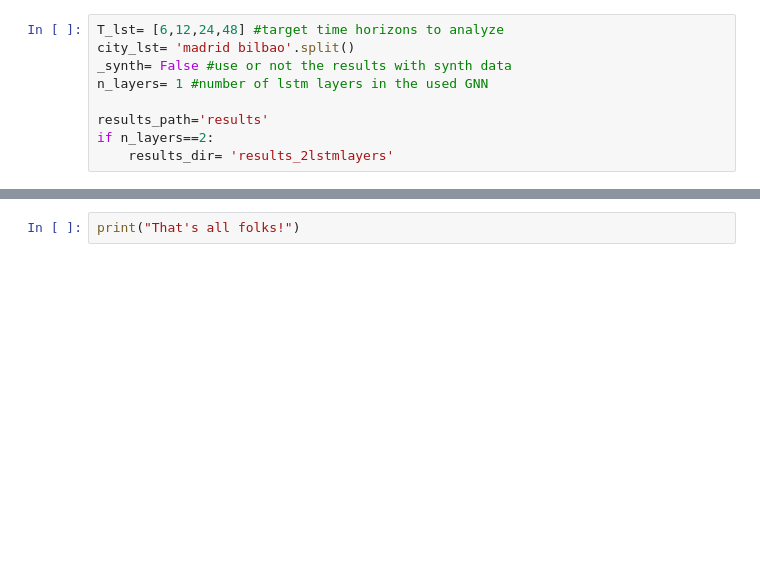
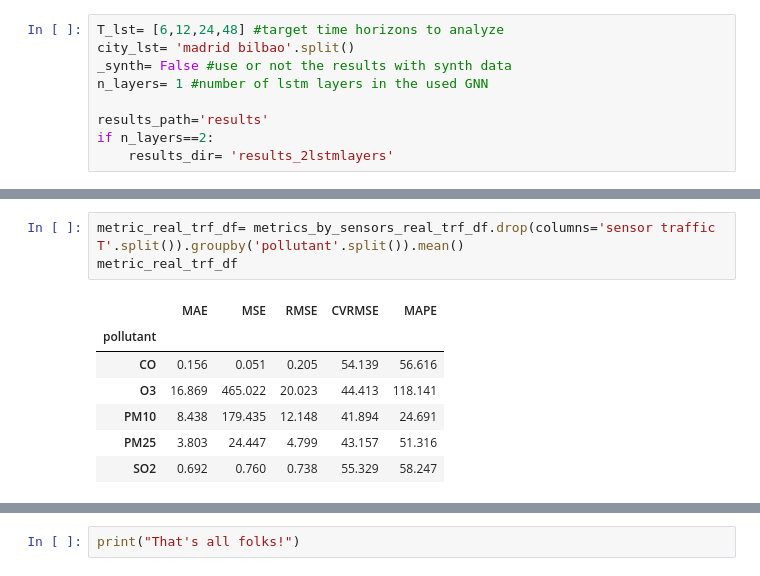
Before and after one commit to fterroso/airpollution_gnn_uca_upct, a Jupyter notebook: 05_analyze_results.ipynb, the cells around one changed output, grey strips where cells are left out. Cells and saved outputs as stored; diff of their text form; blank space fills up the shorter version.

```diff
--- a/05_analyze_results.ipynb
+++ b/05_analyze_results.ipynb
@@ -205,0 +239,11 @@ FORECASTED VS REAL PLOTS
+# %%
+metric_real_trf_df= metrics_by_sensors_real_trf_df.drop(columns='sensor traffic T'.split()).groupby('pollutant'.split()).mean()
+metric_real_trf_df
+# %% [output]
+|  | MAE | MSE | RMSE | CVRMSE | MAPE |
+| pollutant |  |  |  |  |  |
+| CO | 0.156 | 0.051 | 0.205 | 54.139 | 56.616 |
+| O3 | 16.869 | 465.022 | 20.023 | 44.413 | 118.141 |
+| PM10 | 8.438 | 179.435 | 12.148 | 41.894 | 24.691 |
+| PM25 | 3.803 | 24.447 | 4.799 | 43.157 | 51.316 |
+| SO2 | 0.692 | 0.760 | 0.738 | 55.329 | 58.247 |
```
Also changed, not shown: parts of 35 cells of this notebook.
